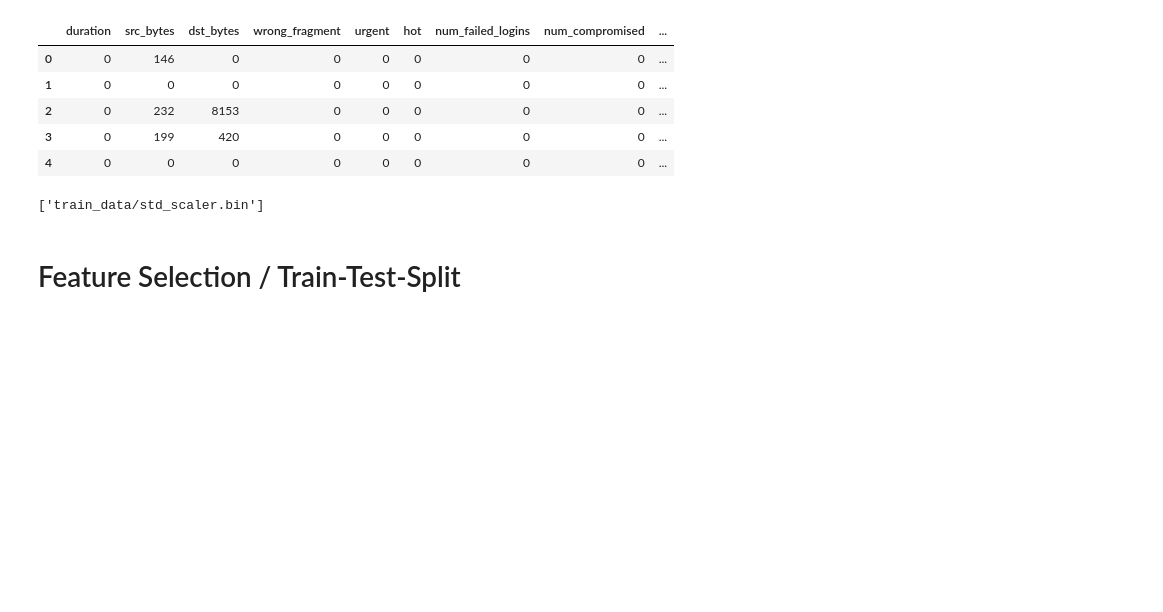
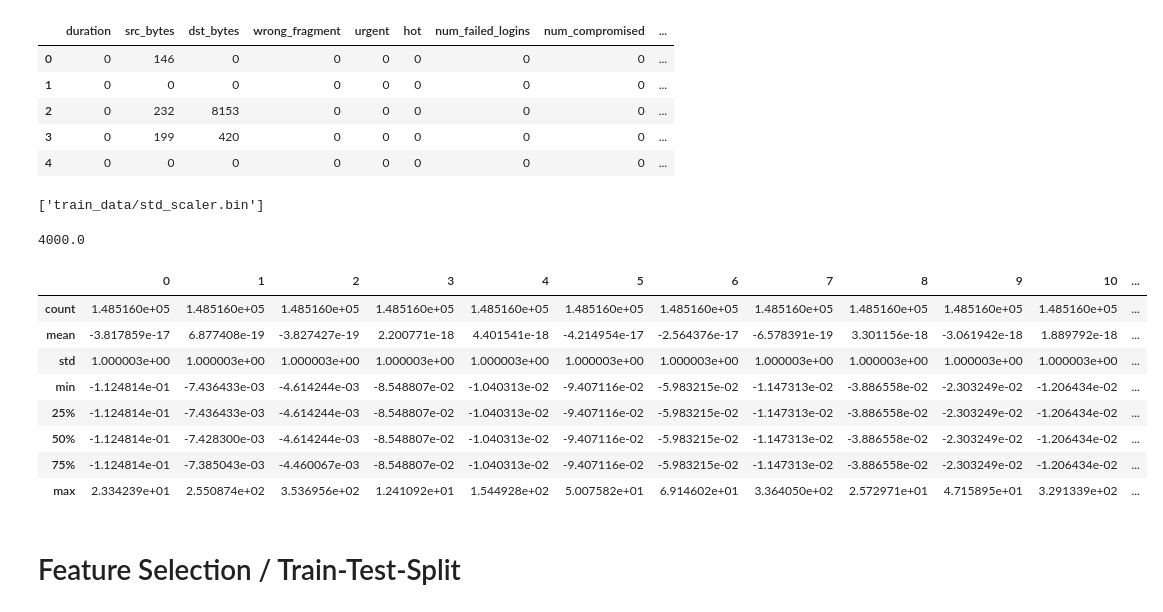
Before and after one commit to NorAlija/xai_thesis_work, a Jupyter notebook: intrusion_detection/main.ipynb, the cells around one changed output. Cells and saved outputs as stored; diff of their text form; code cells hidden in the pictures; blank space fills up the shorter version.

```diff
--- a/intrusion_detection/main.ipynb
+++ b/intrusion_detection/main.ipynb
@@ -132,6 +132,22 @@ x = std_sclaer.fit_transform(X)
 dump(std_sclaer, 'train_data/std_scaler.bin', compress=True)
 # %% [output]
 ['train_data/std_scaler.bin']
+# %%
+print(4e+3)
+# %% [output]
+4000.0
+# %%
+pd.DataFrame(x).describe()
+# %% [output]
+|  | 0 | 1 | 2 | 3 | 4 | 5 | 6 | 7 | 8 | 9 | 10 | ... |
+| count | 1.485160e+05 | 1.485160e+05 | 1.485160e+05 | 1.485160e+05 | 1.485160e+05 | 1.485160e+05 | 1.485160e+05 | 1.485160e+05 | 1.485160e+05 | 1.485160e+05 | 1.485160e+05 | ... |
+| mean | -3.817859e-17 | 6.877408e-19 | -3.827427e-19 | 2.200771e-18 | 4.401541e-18 | -4.214954e-17 | -2.564376e-17 | -6.578391e-19 | 3.301156e-18 | -3.061942e-18 | 1.889792e-18 | ... |
+| std | 1.000003e+00 | 1.000003e+00 | 1.000003e+00 | 1.000003e+00 | 1.000003e+00 | 1.000003e+00 | 1.000003e+00 | 1.000003e+00 | 1.000003e+00 | 1.000003e+00 | 1.000003e+00 | ... |
+| min | -1.124814e-01 | -7.436433e-03 | -4.614244e-03 | -8.548807e-02 | -1.040313e-02 | -9.407116e-02 | -5.983215e-02 | -1.147313e-02 | -3.886558e-02 | -2.303249e-02 | -1.206434e-02 | ... |
+| 25% | -1.124814e-01 | -7.436433e-03 | -4.614244e-03 | -8.548807e-02 | -1.040313e-02 | -9.407116e-02 | -5.983215e-02 | -1.147313e-02 | -3.886558e-02 | -2.303249e-02 | -1.206434e-02 | ... |
+| 50% | -1.124814e-01 | -7.428300e-03 | -4.614244e-03 | -8.548807e-02 | -1.040313e-02 | -9.407116e-02 | -5.983215e-02 | -1.147313e-02 | -3.886558e-02 | -2.303249e-02 | -1.206434e-02 | ... |
+| 75% | -1.124814e-01 | -7.385043e-03 | -4.460067e-03 | -8.548807e-02 | -1.040313e-02 | -9.407116e-02 | -5.983215e-02 | -1.147313e-02 | -3.886558e-02 | -2.303249e-02 | -1.206434e-02 | ... |
+| max | 2.334239e+01 | 2.550874e+02 | 3.536956e+02 | 1.241092e+01 | 1.544928e+02 | 5.007582e+01 | 6.914602e+01 | 3.364050e+02 | 2.572971e+01 | 4.715895e+01 | 3.291339e+02 | ... |
 # %% [markdown]
 # Feature Selection / Train-Test-Split
 # %%
```
Also changed, not shown: parts of 38 cells of this notebook, 3 other files.
